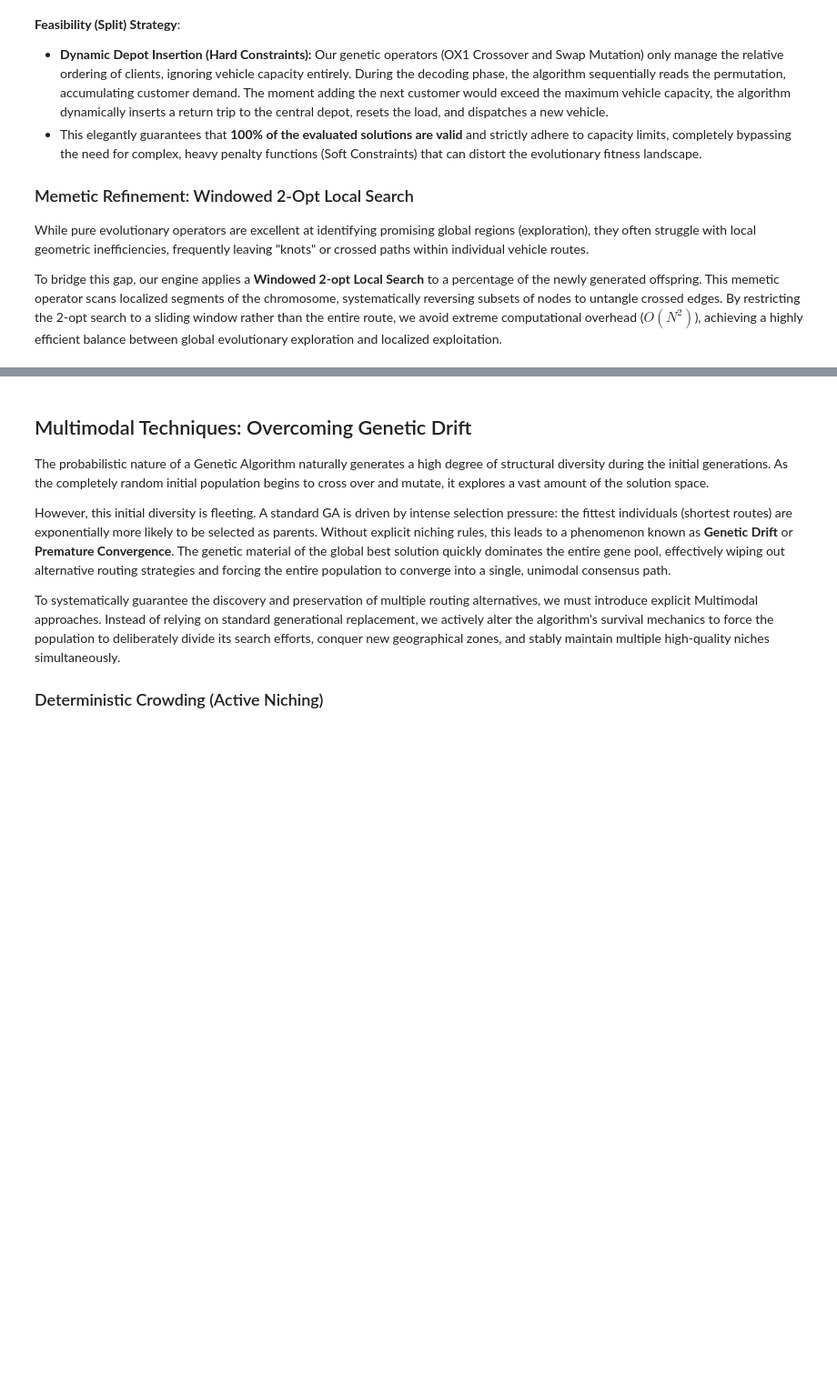
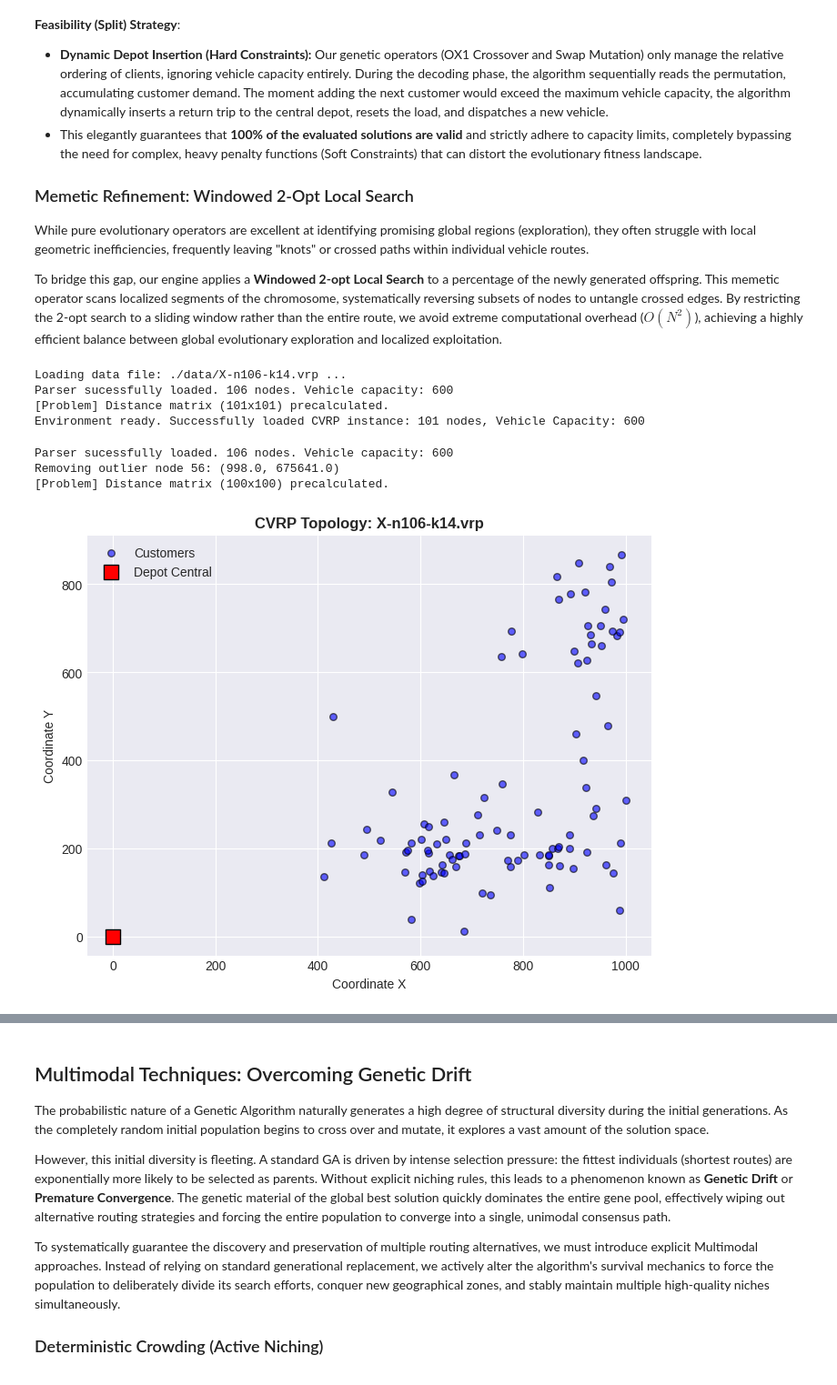
Before and after one commit to miguel-mxrxrx04/cvrp-BAO, a Jupyter notebook: run_ga.ipynb, the cells around one changed output, grey strips where cells are left out. Shown at 91% size. Saved outputs shown, nothing was run; the diff lists cells and outputs as text; code cells hidden in the pictures; blank space fills up the shorter version.

```diff
--- a/run_ga.ipynb
+++ b/run_ga.ipynb
@@ -65,9 +63,13 @@ vrp_parser = Parser(data_path)
 nodes, demands, capacity = vrp_parser.parse()
 
 # Instantiate the shared problem state
-cvrp_instance = CVRPProblem(nodes, demands, capacity)
-
+cvrp_instance = CVRPProblem(nodes, demands, capacity, truck_limit=14)
 print(f"Environment ready. Successfully loaded CVRP instance: {len(nodes)} nodes, Vehicle Capacity: {capacity}")
+# %% [output]
+Loading data file: ./data/X-n106-k14.vrp ...
+Parser sucessfully loaded. 106 nodes. Vehicle capacity: 600
+[Problem] Distance matrix (101x101) precalculated.
+Environment ready. Successfully loaded CVRP instance: 101 nodes, Vehicle Capacity: 600
 # %%
 # Select a small instance for visual demonstration
 import os
@@ -81,32 +83,42 @@ sample_instance: str = 'X-n106-k14.vrp'
 file_path: str = os.path.join('./data', sample_instance)
 
 # Parse the topology of the terrain
 sample_parser: Parser = Parser(file_path)
 nodes, demands, capacity = sample_parser.parse()
-sample_problem: CVRPProblem = CVRPProblem(nodes, demands, capacity)
+if 56 in nodes:
+    print(f"Removing outlier node 56: {nodes[56]}")
+    del nodes[56]
+    del demands[56]
 
+# Ahora instanciamos el problema con los datos limpios
+cvrp_instance = CVRPProblem(nodes, demands, capacity, truck_limit=14)
 # Separate the coordinates for plotting
-depot_id: int = sample_problem.depot_id
+depot_id: int = cvrp_instance.depot_id
 depot_coord = nodes[depot_id]
 
 # Extract customers' coordinates
 customers_x = [coords[0] for node_id, coords in nodes.items() if node_id != depot_id]
 customers_y = [coords[1] for node_id, coords in nodes.items() if node_id != depot_id]
 
 # Draw the map
 plt.figure(figsize=(8, 6))
 # Try to use seaborn style if available, otherwise default
 try:
     plt.style.use('seaborn-v0_8-darkgrid')
 except:
     pass
 
 # Plot the customers and depot
 plt.scatter(customers_x, customers_y, c='blue', s=30, alpha=0.6, edgecolors='k', label='Customers')
 plt.scatter(depot_coord[0], depot_coord[1], c='red', marker='s', s=120, edgecolors='k', label='Depot Central', zorder=5)
 
 plt.title(f"CVRP Topology: {sample_instance}", fontweight='bold')
 plt.xlabel("Coordinate X")
 plt.ylabel("Coordinate Y")
 plt.legend()
 plt.show()
+# %% [output]
+Parser sucessfully loaded. 106 nodes. Vehicle capacity: 600
+Removing outlier node 56: (998.0, 675641.0)
+[Problem] Distance matrix (100x100) precalculated.
+[figure, added]
```
Also changed, not shown: parts of 17 cells of this notebook, 1 other file.
